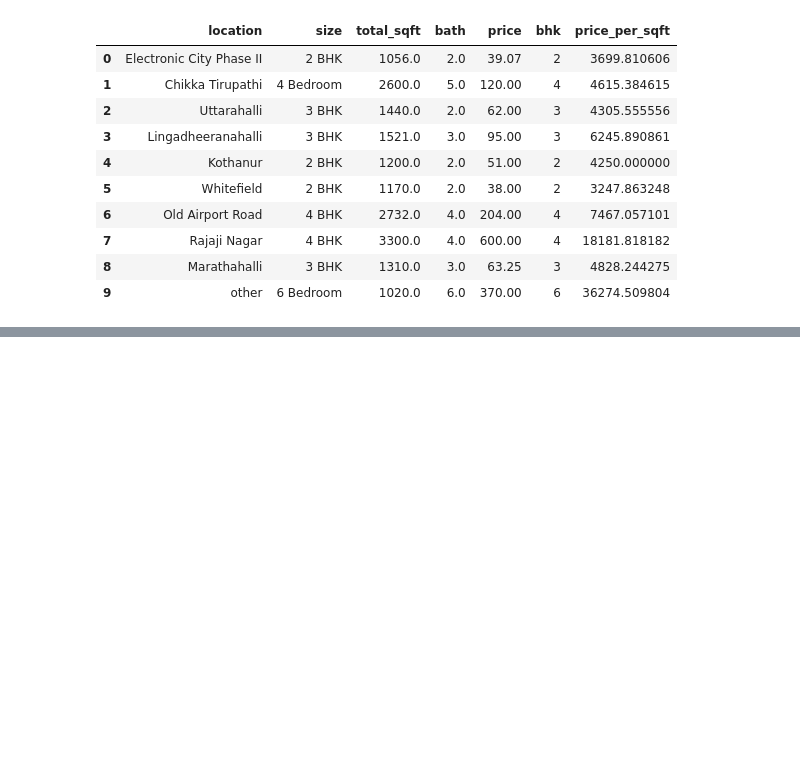
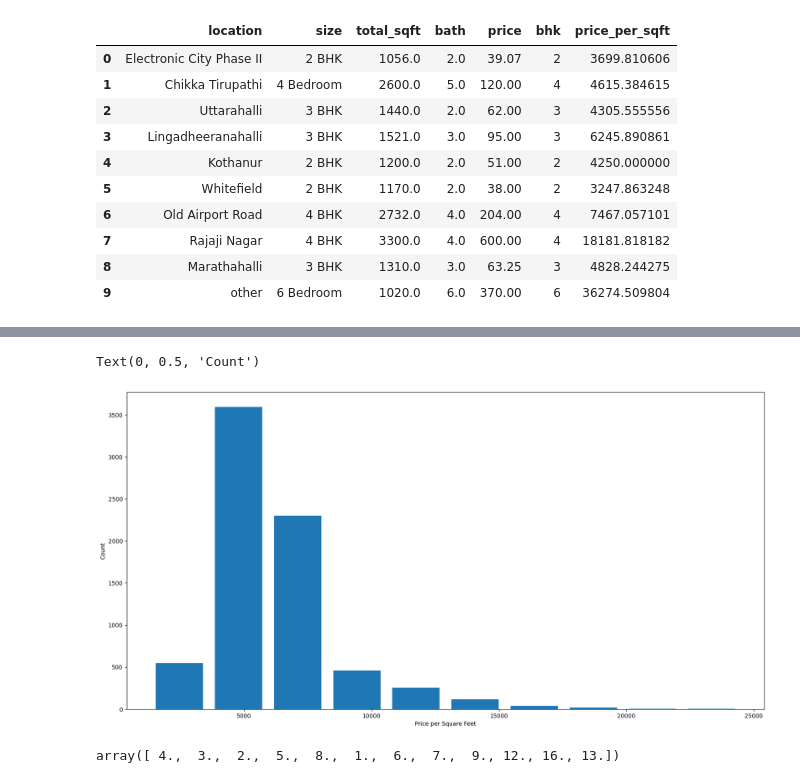
Before and after one commit to ahsanrazi/Real-Estate-Price-Prediction-CB, a Jupyter notebook: Model/Banglore_Home_Price_Prediction.ipynb, the cells around one changed output, grey strips where cells are left out. Cells and saved outputs as stored; diff of their text form; code cells hidden in the pictures; blank space fills up the shorter version.

```diff
--- a/Model/Banglore_Home_Price_Prediction.ipynb
+++ b/Model/Banglore_Home_Price_Prediction.ipynb
@@ -321,0 +448,16 @@ df5.head(10)
+# %%
+# Plotting the Histogram and check how many properties are in per-sqft-area
+
+matplotlib.rcParams['figure.figsize'] = (20,10)
+plt.hist(df8['price_per_sqft'], rwidth=0.8)
+plt.xlabel('Price per Square Feet')
+plt.ylabel('Count')
+# %% [output]
+Text(0, 0.5, 'Count')
+[figure, added]
+# %%
+# Examine the Bath feature
+
+df8['bath'].unique()
+# %% [output]
+array([ 4.,  3.,  2.,  5.,  8.,  1.,  6.,  7.,  9., 12., 16., 13.])
```
Also changed, not shown: parts of 18 cells of this notebook.
